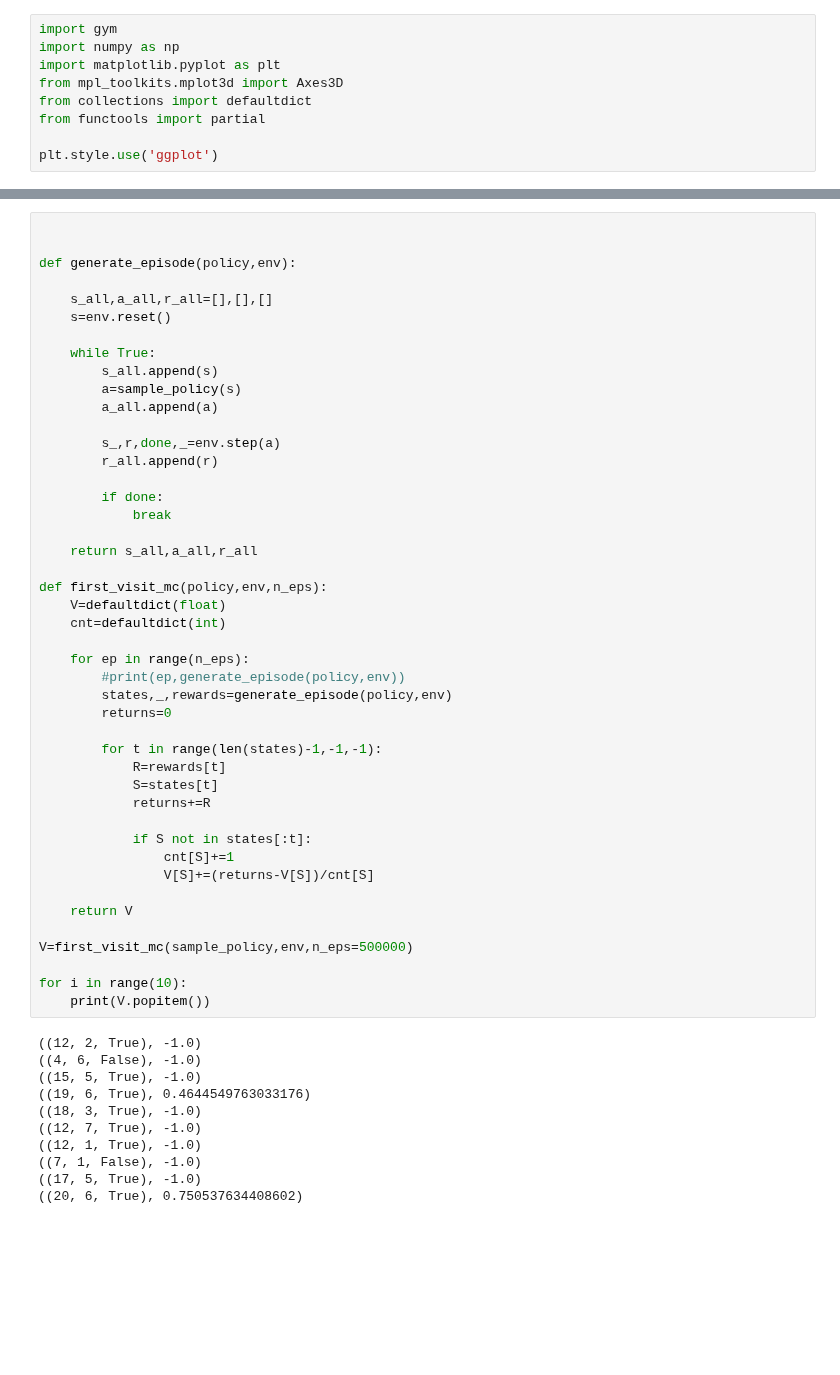
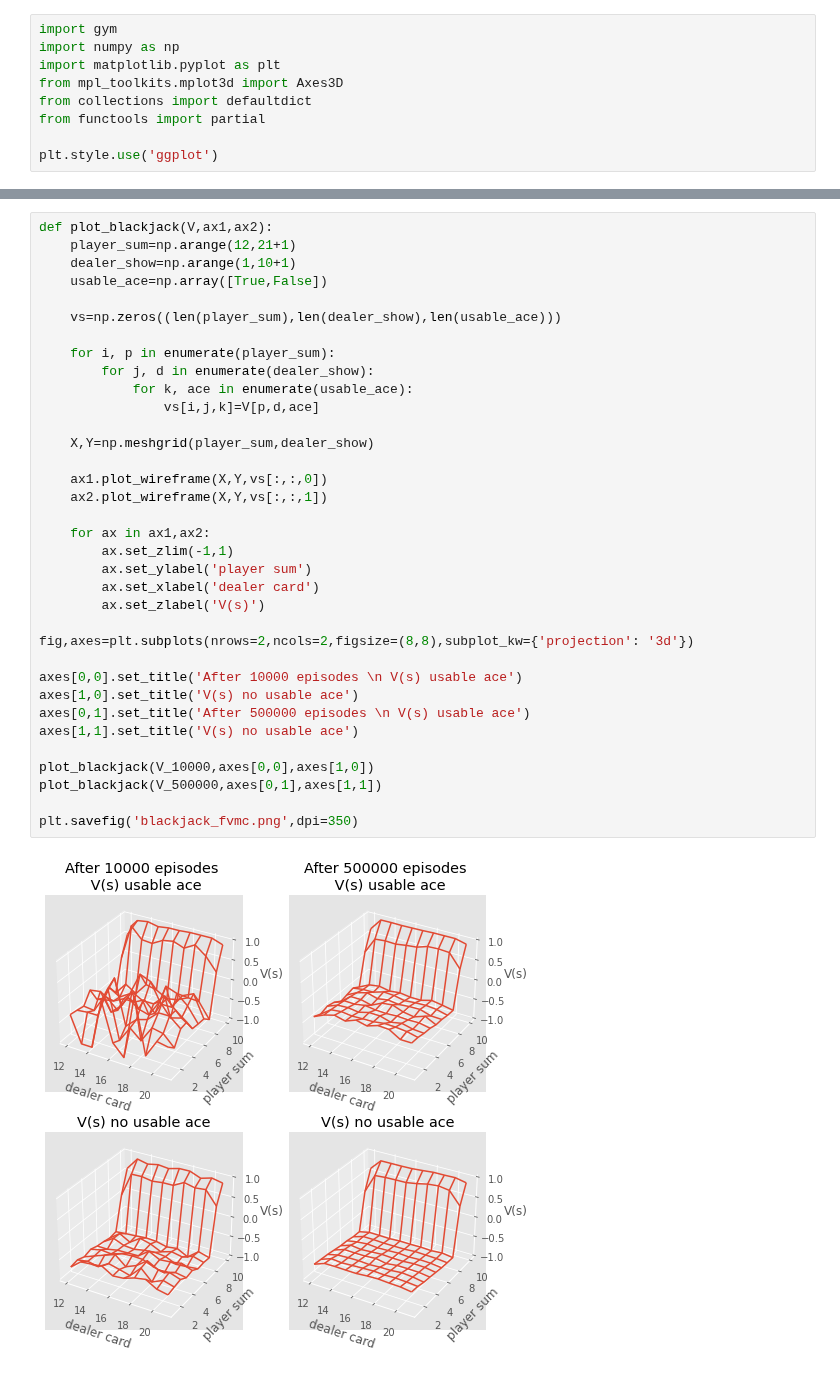
Before and after one commit to ha5ha6/judy_blog, a Jupyter notebook: _notebooks/basicRL.ipynb, the cells around one changed output, grey strips where cells are left out. Saved outputs shown, nothing was run; the diff lists cells and outputs as text; blank space fills up the shorter version.

Commit message:
blackjack

```diff
--- a/_notebooks/basicRL.ipynb
+++ b/_notebooks/basicRL.ipynb
@@ -230,56 +273,37 @@ def sample_policy(s):
 # %%
+def plot_blackjack(V,ax1,ax2):
+    player_sum=np.arange(12,21+1)
+    dealer_show=np.arange(1,10+1)
+    usable_ace=np.array([True,False])
 
+    vs=np.zeros((len(player_sum),len(dealer_show),len(usable_ace)))
 
-def generate_episode(policy,env):
+    for i, p in enumerate(player_sum):
+        for j, d in enumerate(dealer_show):
+            for k, ace in enumerate(usable_ace):
+                vs[i,j,k]=V[p,d,ace]
 
-    s_all,a_all,r_all=[],[],[]
-    s=env.reset()
+    X,Y=np.meshgrid(player_sum,dealer_show)
 
-    while True:
-        s_all.append(s)
-        a=sample_policy(s)
-        a_all.append(a)
+    ax1.plot_wireframe(X,Y,vs[:,:,0])
+    ax2.plot_wireframe(X,Y,vs[:,:,1])
 
-        s_,r,done,_=env.step(a)
-        r_all.append(r)
+    for ax in ax1,ax2:
+        ax.set_zlim(-1,1)
+        ax.set_ylabel('player sum')
+        ax.set_xlabel('dealer card')
+        ax.set_zlabel('V(s)')
 
-        if done:
-            break
+fig,axes=plt.subplots(nrows=2,ncols=2,figsize=(8,8),subplot_kw={'projection': '3d'})
 
-    return s_all,a_all,r_all
+axes[0,0].set_title('After 10000 episodes \n V(s) usable ace')
+axes[1,0].set_title('V(s) no usable ace')
+axes[0,1].set_title('After 500000 episodes \n V(s) usable ace')
+axes[1,1].set_title('V(s) no usable ace')
 
-def first_visit_mc(policy,env,n_eps):
-    V=defaultdict(float)
-    cnt=defaultdict(int)
+plot_blackjack(V_10000,axes[0,0],axes[1,0])
+plot_blackjack(V_500000,axes[0,1],axes[1,1])
 
-    for ep in range(n_eps):
-        #print(ep,generate_episode(policy,env))
-        states,_,rewards=generate_episode(policy,env)
-        returns=0
-
-        for t in range(len(states)-1,-1,-1):
-            R=rewards[t]
-            S=states[t]
-            returns+=R
-
-            if S not in states[:t]:
-                cnt[S]+=1
-                V[S]+=(returns-V[S])/cnt[S]
-
-    return V
-
-V=first_visit_mc(sample_policy,env,n_eps=500000)
-
-for i in range(10):
-    print(V.popitem())
+plt.savefig('blackjack_fvmc.png',dpi=350)
 # %% [output]
-((12, 2, True), -1.0)
-((4, 6, False), -1.0)
-((15, 5, True), -1.0)
-((19, 6, True), 0.4644549763033176)
-((18, 3, True), -1.0)
-((12, 7, True), -1.0)
-((12, 1, True), -1.0)
-((7, 1, False), -1.0)
-((17, 5, True), -1.0)
-((20, 6, True), 0.750537634408602)
+[figure, added]
```
Also changed, not shown: parts of 6 cells of this notebook, 2 other files.
